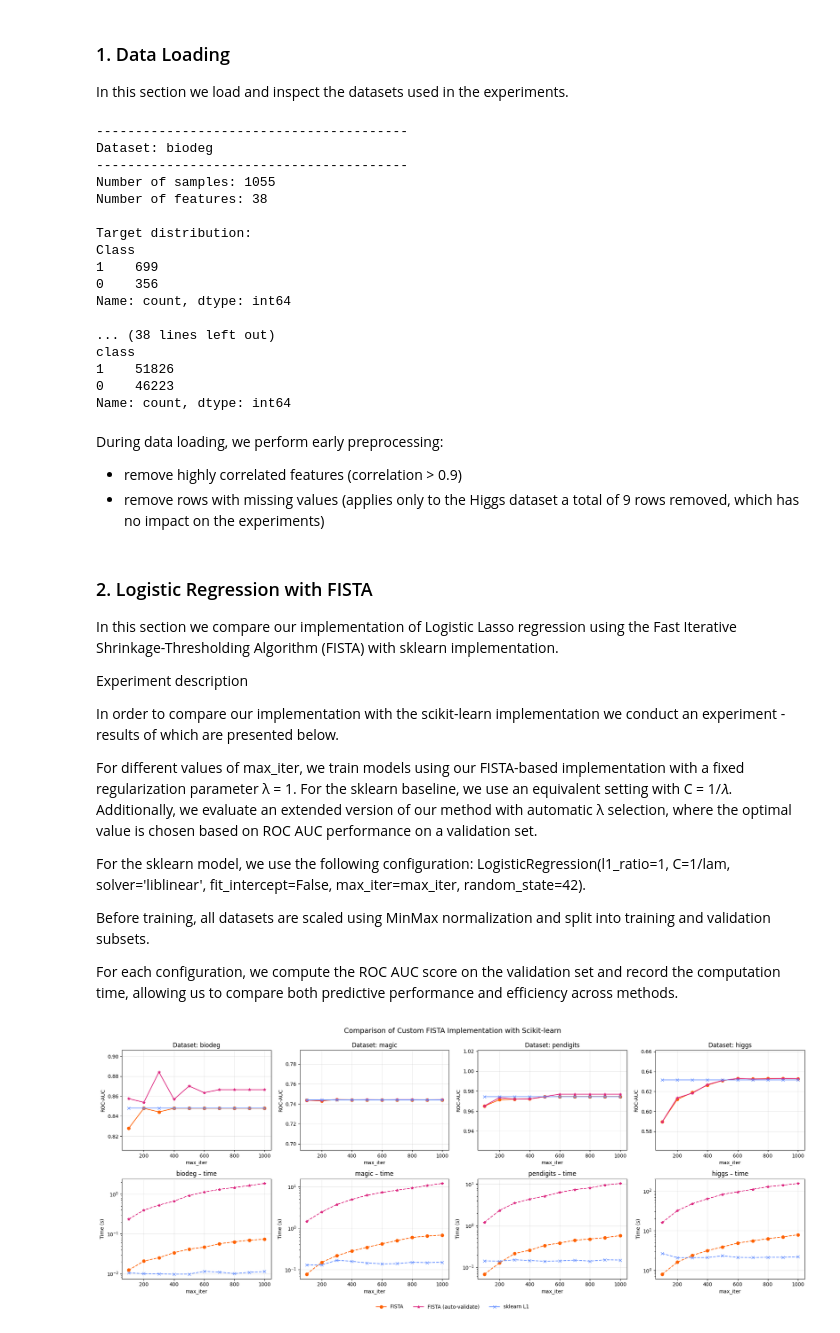
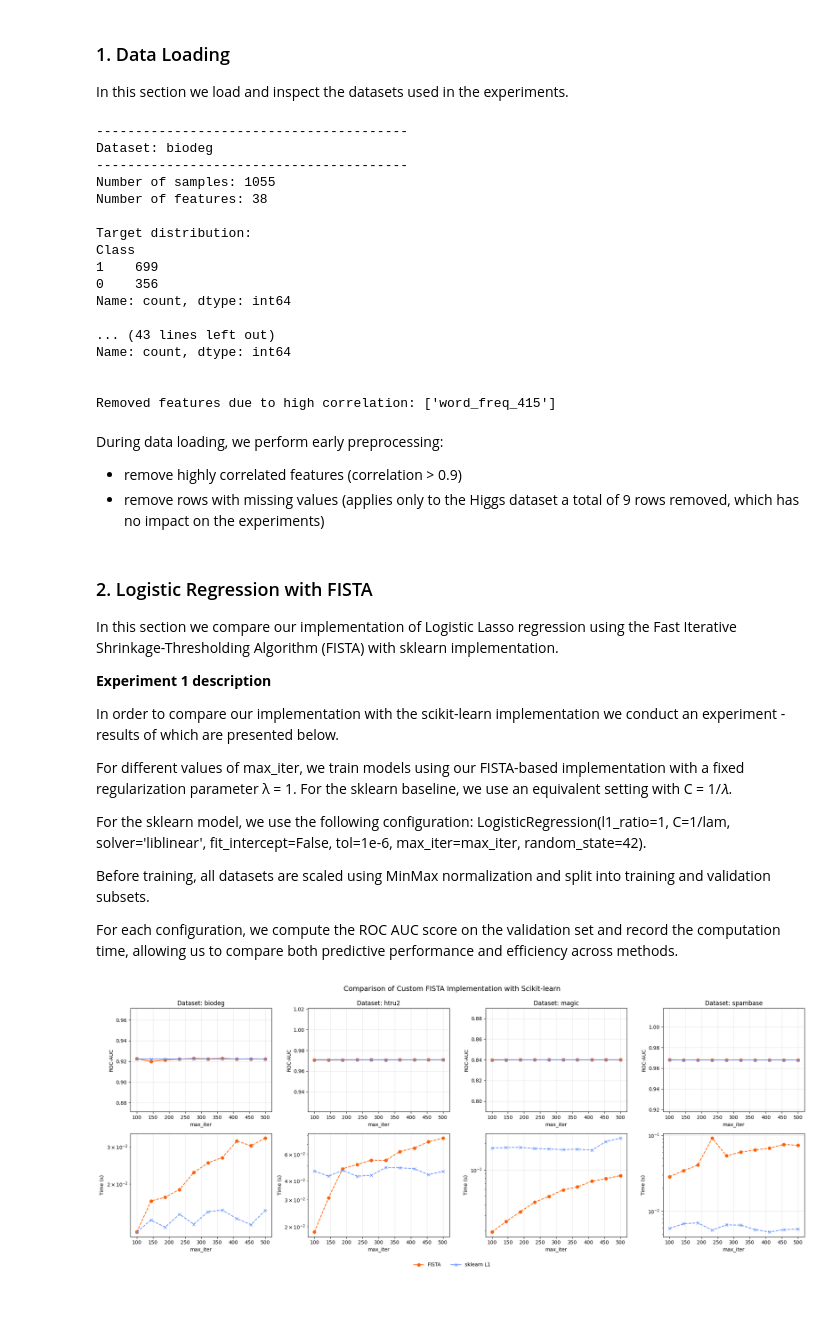
Before and after one commit to kwiatkowskaa/logistic-regression-missing-labels, a Jupyter notebook: notebooks/fista_logreg_unlabeled.ipynb, the cells around one changed output. Drawn from its saved outputs; the diff is of its cells as text; code cells hidden in the pictures; blank space fills up the shorter version.

```diff
--- a/notebooks/fista_logreg_unlabeled.ipynb
+++ b/notebooks/fista_logreg_unlabeled.ipynb
@@ -28,7 +28,7 @@ In this section we load and inspect the datasets used in the experiments.
 # %%
 processed_datasets = {}
 
-datasets = ["biodeg", "magic", "pendigits", "higgs"]
+datasets = ["biodeg", "htru2", "magic", "spambase"]
 
 for name in datasets:
 
@@ -56,11 +56,11 @@ Class
 0    356
 Name: count, dtype: int64
 
-... (38 lines left out)
-class
-1    51826
-0    46223
+... (43 lines left out)
 Name: count, dtype: int64
+
+
+Removed features due to high correlation: ['word_freq_415']
 # %% [markdown]
 During data loading, we perform early preprocessing:
 - remove highly correlated features (correlation > 0.9)
@@ -70,14 +70,14 @@ During data loading, we perform early preprocessing:
 
 In this section we compare our implementation of Logistic Lasso regression using the Fast Iterative Shrinkage-Thresholding Algorithm (FISTA) with sklearn implementation.
 
-Experiment description
+**Experiment 1 description**
 
 In order to compare our implementation with the scikit-learn implementation we conduct an experiment - results of which are presented below.
 
-For different values of max_iter, we train models using our FISTA-based implementation with a fixed regularization parameter λ = 1. For the sklearn baseline, we use an equivalent setting with C = 1/𝜆. Additionally, we evaluate an extended version of our method with automatic λ selection, where the optimal value is chosen based on ROC AUC performance on a validation set.
+For different values of max_iter, we train models using our FISTA-based implementation with a fixed regularization parameter λ = 1. For the sklearn baseline, we use an equivalent setting with C = 1/𝜆.
 
 For the sklearn model, we use the following configuration:
-LogisticRegression(l1_ratio=1, C=1/lam, solver='liblinear', fit_intercept=False, max_iter=max_iter, random_state=42).
+LogisticRegression(l1_ratio=1, C=1/lam, solver='liblinear', fit_intercept=False, tol=1e-6, max_iter=max_iter, random_state=42).
 
 Before training, all datasets are scaled using MinMax normalization and split into training and validation subsets.
 
@@ -242,4 +84,0 @@ def compare_fista_sklearn(processed_datasets, max_iters=[100, 500, 1000], lam=1.
-# %%
-compare_fista_sklearn(processed_datasets, max_iters=np.linspace(100, 1000, 10).astype(int), lam=1.0)
-# %% [output]
-[figure, removed]
@@ -245,0 +212,4 @@ compare_fista_sklearn(processed_datasets, max_iters=np.linspace(100, 1000, 10).a
+# %%
+compare_fista_sklearn(processed_datasets, max_iters=np.linspace(100, 500, 10).astype(int), lam=1.0)
+# %% [output]
+[figure, added]
```
Also changed, not shown: parts of 9 cells of this notebook, 2 other files.
